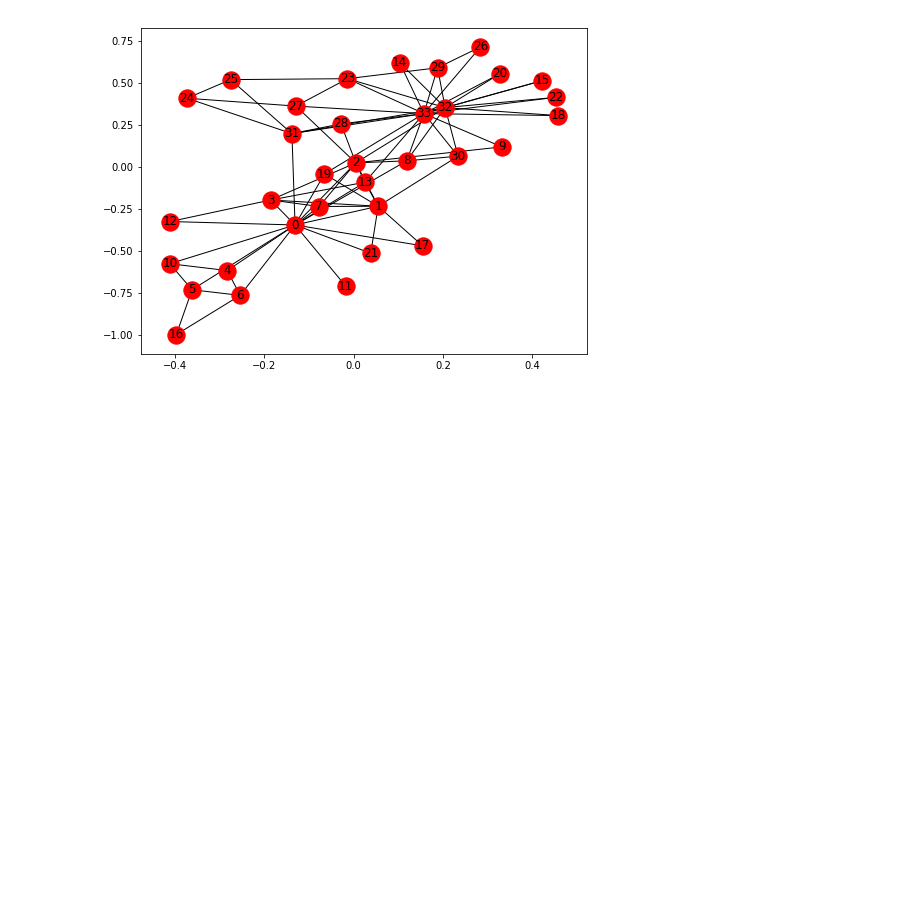
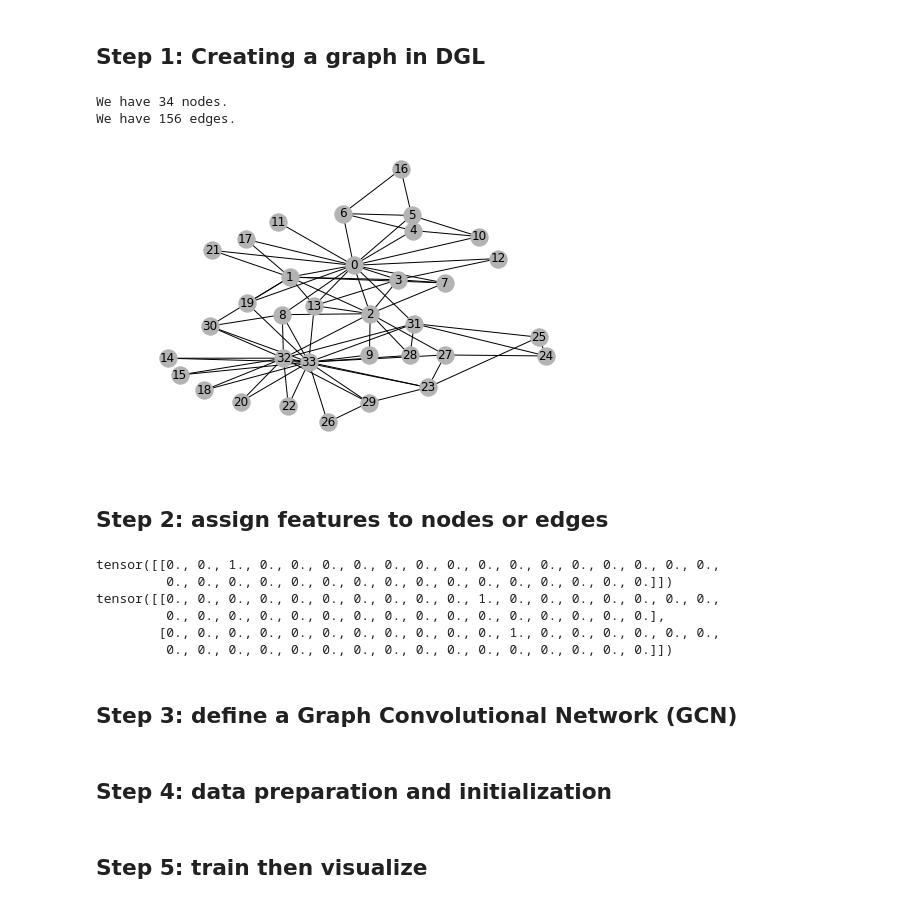
Before and after one commit to GAnagno/Social-Web, a Jupyter notebook: Karate Club.ipynb, the cells around one changed output. Saved outputs shown, nothing was run; the diff lists cells and outputs as text; code cells hidden in the pictures; blank space fills up the shorter version.

```diff
--- a/Karate Club.ipynb
+++ b/Karate Club.ipynb
@@ -6,9 +6,5 @@ import numpy as np
 import networkx as nx
 import matplotlib.pyplot as plt
 %matplotlib inline
-# %%
-g = nx.karate_club_graph()
-fig, ax = plt.subplots(1, 1, figsize=(8, 6));
-nx.draw_networkx(g, ax=ax)
-# %% [output]
-[figure, removed]
+# %% [markdown]
+## Step 1: Creating a graph in DGL
@@ -14,0 +13,45 @@ nx.draw_networkx(g, ax=ax)
+# %%
+def build_karate_club_graph():
+    g = dgl.DGLGraph()
+    # add 34 nodes into the graph; nodes are labeled from 0~33
+    g.add_nodes(34)
+    # all 78 edges as a list of tuples
+    edge_list = [(1, 0), (2, 0), (2, 1), (3, 0), (3, 1), (3, 2),
+        (4, 0), (5, 0), (6, 0), (6, 4), (6, 5), (7, 0), (7, 1),
+        (7, 2), (7, 3), (8, 0), (8, 2), (9, 2), (10, 0), (10, 4),
+        (10, 5), (11, 0), (12, 0), (12, 3), (13, 0), (13, 1), (13, 2),
+        (13, 3), (16, 5), (16, 6), (17, 0), (17, 1), (19, 0), (19, 1),
+        (21, 0), (21, 1), (25, 23), (25, 24), (27, 2), (27, 23),
+        (27, 24), (28, 2), (29, 23), (29, 26), (30, 1), (30, 8),
+        (31, 0), (31, 24), (31, 25), (31, 28), (32, 2), (32, 8),
+        (32, 14), (32, 15), (32, 18), (32, 20), (32, 22), (32, 23),
+        (32, 29), (32, 30), (32, 31), (33, 8), (33, 9), (33, 13),
+        (33, 14), (33, 15), (33, 18), (33, 19), (33, 20), (33, 22),
+        (33, 23), (33, 26), (33, 27), (33, 28), (33, 29), (33, 30),
+        (33, 31), (33, 32)]
+    # add edges two lists of nodes: src and dst
+    src, dst = tuple(zip(*edge_list))
+    g.add_edges(src, dst)
+    # edges are directional in DGL; make them bi-directional
+    g.add_edges(dst, src)
+
+    return g
+# %%
+G = build_karate_club_graph()
+print('We have %d nodes.' % G.number_of_nodes())
+print('We have %d edges.' % G.number_of_edges())
+# %% [output]
+We have 34 nodes.
+We have 156 edges.
+# %%
+import networkx as nx
+# Since the actual graph is undirected, we convert it for visualization
+# purpose.
+nx_G = G.to_networkx().to_undirected()
+# Kamada-Kawaii layout usually looks pretty for arbitrary graphs
+pos = nx.kamada_kawai_layout(nx_G)
+nx.draw(nx_G, pos, with_labels=True, node_color=[[.7, .7, .7]])
+# %% [output]
+[figure, added]
+# %% [markdown]
+## Step 2: assign features to nodes or edges
@@ -14,0 +62,15 @@ nx.draw_networkx(g, ax=ax)
+# %%
+# print out node 2's input feature
+print(G.nodes[2].data['feat'])
+
+# print out node 10 and 11's input features
+print(G.nodes[[10, 11]].data['feat'])
+# %% [output]
+tensor([[0., 0., 1., 0., 0., 0., 0., 0., 0., 0., 0., 0., 0., 0., 0., 0., 0., 0.,
+         0., 0., 0., 0., 0., 0., 0., 0., 0., 0., 0., 0., 0., 0., 0., 0.]])
+tensor([[0., 0., 0., 0., 0., 0., 0., 0., 0., 0., 1., 0., 0., 0., 0., 0., 0., 0.,
+         0., 0., 0., 0., 0., 0., 0., 0., 0., 0., 0., 0., 0., 0., 0., 0.],
+        [0., 0., 0., 0., 0., 0., 0., 0., 0., 0., 0., 1., 0., 0., 0., 0., 0., 0.,
+         0., 0., 0., 0., 0., 0., 0., 0., 0., 0., 0., 0., 0., 0., 0., 0.]])
+# %% [markdown]
+## Step 3: define a Graph Convolutional Network (GCN)
@@ -14,0 +128,2 @@ nx.draw_networkx(g, ax=ax)
+# %% [markdown]
+## Step 4: data preparation and initialization
@@ -14,0 +134,2 @@ nx.draw_networkx(g, ax=ax)
+# %% [markdown]
+## Step 5: train then visualize
```
Also changed, not shown: parts of 18 cells of this notebook.
